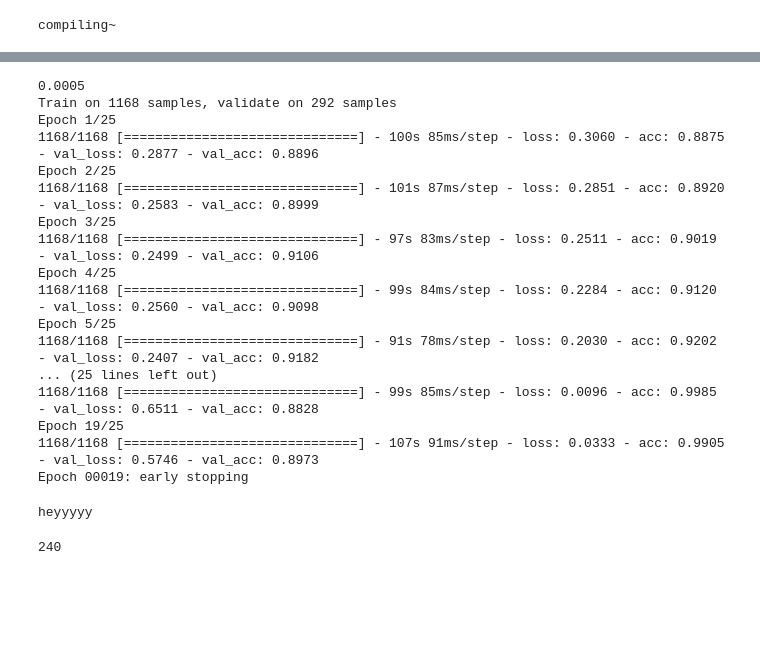
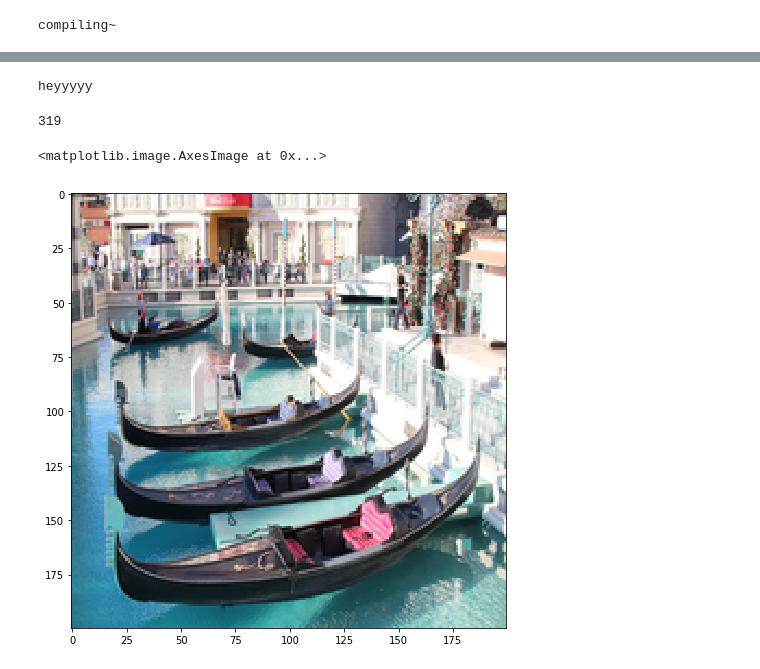
Before and after one commit to tingyi1021/boat_CNN, a Jupyter notebook: boatCNN.ipynb, the cells around one changed output, grey strips where cells are left out. Saved outputs shown, nothing was run; the diff lists cells and outputs as text; code cells hidden in the pictures; blank space fills up the shorter version.

Commit message:
boatCNN final version

```diff
--- a/boatCNN.ipynb
+++ b/boatCNN.ipynb
@@ -163,6 +168,6 @@ from keras.utils.np_utils import to_categorical
 
 from keras.optimizers import SGD, Adam, Adagrad, RMSprop
 # %%
-X_train, X_test, y_train, y_test = train_test_split(X, y_cat, test_size=0.2)
+X_train, X_test, y_train, y_test = train_test_split(X, y_cat, test_size=0.3)
 print("The model has " + str(len(X_train)) + " inputs")
 # %% [output]
@@ -224,44 +247,3 @@ batch_size :  16
-# %%
-learning_rates = [0.0005] #0.01, 0.005, 0.001, 0.0005, 0.0001
-lrsHistories_acc = []
-lrsHistories_val = []
-for lr in learning_rates:
-    print(lr)
-    model=load_CNN(len(boat_types))
-
-    model.compile(loss='binary_crossentropy',
-                  optimizer=Adam(lr=lr),
-                  metrics=['accuracy'])
-    h = model.fit(X_train, y_train,
-                  batch_size=16,
-                  epochs=25,
-                  verbose=1,
-                  callbacks=[early_stop_loss],
-                  shuffle=True,
-                  validation_data=(X_test, y_test))
-
-    lrsHistories_acc.append(h.history['acc'])
-    lrsHistories_val.append(h.history['val_acc'])
-lrsHistories_acc = np.array(lrsHistories_acc)
-lrsHistories_val = np.array(lrsHistories_val)
-# %% [output]
-0.0005
-Train on 1168 samples, validate on 292 samples
-Epoch 1/25
-1168/1168 [==============================] - 100s 85ms/step - loss: 0.3060 - acc: 0.8875 - val_loss: 0.2877 - val_acc: 0.8896
-Epoch 2/25
-1168/1168 [==============================] - 101s 87ms/step - loss: 0.2851 - acc: 0.8920 - val_loss: 0.2583 - val_acc: 0.8999
-Epoch 3/25
-1168/1168 [==============================] - 97s 83ms/step - loss: 0.2511 - acc: 0.9019 - val_loss: 0.2499 - val_acc: 0.9106
-Epoch 4/25
-1168/1168 [==============================] - 99s 84ms/step - loss: 0.2284 - acc: 0.9120 - val_loss: 0.2560 - val_acc: 0.9098
-Epoch 5/25
-1168/1168 [==============================] - 91s 78ms/step - loss: 0.2030 - acc: 0.9202 - val_loss: 0.2407 - val_acc: 0.9182
-... (25 lines left out)
-1168/1168 [==============================] - 99s 85ms/step - loss: 0.0096 - acc: 0.9985 - val_loss: 0.6511 - val_acc: 0.8828
-Epoch 19/25
-1168/1168 [==============================] - 107s 91ms/step - loss: 0.0333 - acc: 0.9905 - val_loss: 0.5746 - val_acc: 0.8973
-Epoch 00019: early stopping
 # %%
 optimizers = ['SGD(lr=0.0001)',
               'SGD(lr=0.0001, momentum=0.3)',
@@ -301,4 +283,4 @@ import random
 image_number = random.randint(0,len(X_train))
 print(image_number)
 # %% [output]
-240
+319
@@ -304,0 +304,6 @@ print(image_number)
+# %%
+plt.figure(figsize=(8, 8))
+plt.imshow(X_train[image_number])
+# %% [output]
+<matplotlib.image.AxesImage at 0x...>
+[figure, added]
```
Also changed, not shown: parts of 11 cells of this notebook.
